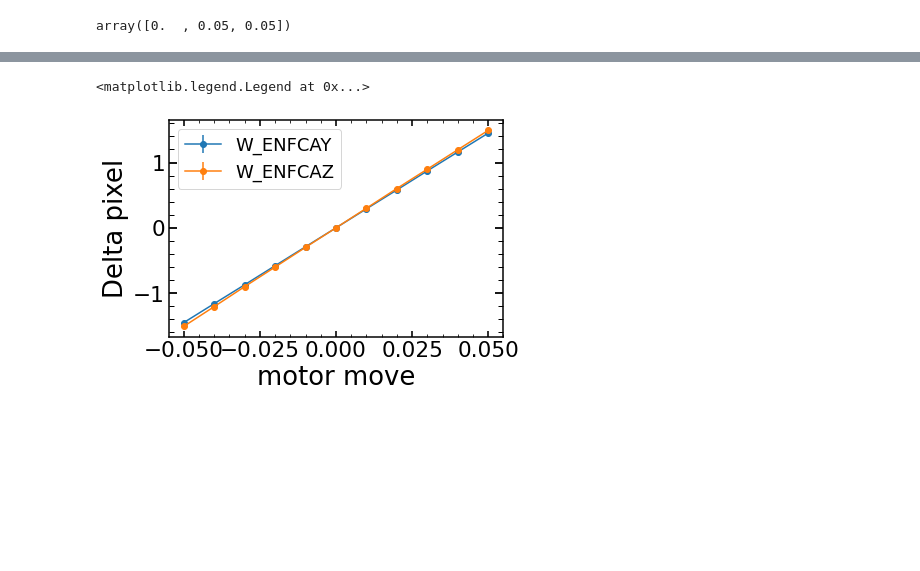
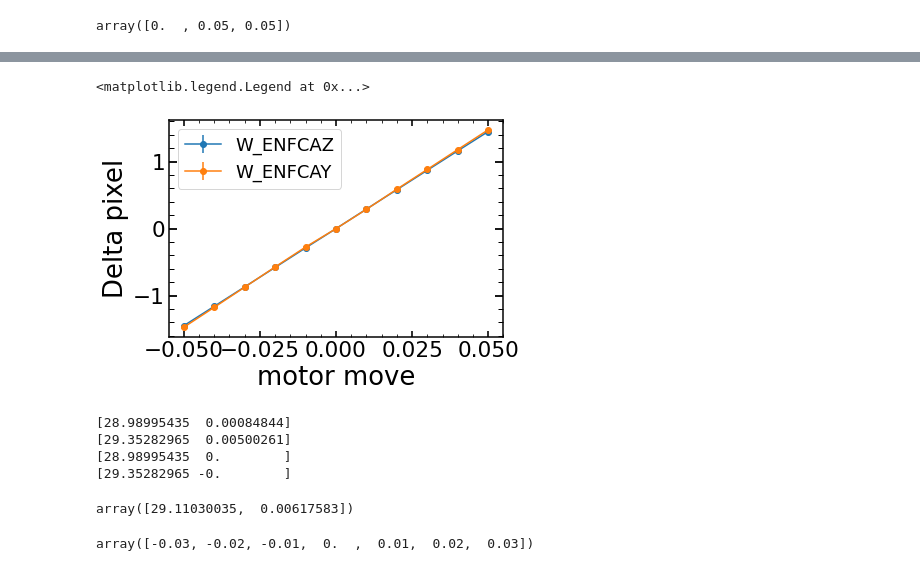
Before and after one commit to Subaru-PFS/dev_2ddrp, a Jupyter notebook: 2d_PSF_code/Zernike_Work_Sep_Oct_2020.ipynb, the cells around one changed output, grey strips where cells are left out. Cells and saved outputs as stored; diff of their text form; code cells hidden in the pictures; blank space fills up the shorter version.

Commit message:
Zernike_parameter_estimation v0.35a

```diff
--- a/2d_PSF_code/Zernike_Work_Sep_Oct_2020.ipynb
+++ b/2d_PSF_code/Zernike_Work_Sep_Oct_2020.ipynb
@@ -235,0 +525,6 @@ NameError: name 'list_of_finalinput_parameters' is not defined
+# %%
+index_of_single_image=4
+
+matplotlib.rcParams.update({'font.size': 14})
+single_analysis.create_basic_comparison_plot(custom_model_image=list_of_single_model_image[index_of_single_image],\
+                                             custom_sci_image=list_of_sci_images[index_of_single_image],custom_var_image=list_of_var_images[index_of_single_image])
@@ -235,0 +584,13 @@ NameError: name 'list_of_finalinput_parameters' is not defined
+# %%
+res_iapetus=list_of_single_model_image[index_of_single_image]
+sci_image=list_of_sci_images[index_of_single_image]
+var_image=list_of_var_images[index_of_single_image]
+
+size=20
+if size==20:
+    x_center=find_centroid_of_flux(res_iapetus)[0]
+else:
+    x_center=(size/2)
+
+left_limit=np.round(x_center-3.5)+0.5
+right_limit=np.round(x_center+3.5)-0.5
@@ -262,7 +675,7 @@ for i in range(24507,24879+1):
         print(i)
         print(x_y_z)
 
-        size=30
+        size=10
         list_of_centroids_same_image=[]
         for Ar_positions_index in [0,1,2]:
             Ar_positions_y=[Ar_positions_y_1,Ar_positions_y_2,Ar_positions_y_3][Ar_positions_index]
@@ -416,15 +847,21 @@ for i in range(len(x_mean_values)):
 # %%
 dif_y=[]
 for i in [-0.05,-0.04,-0.03,-0.02,-0.01,0,0.01,0.02,0.03,0.04,0.05]:
-    dif_y.append([i,np.mean(array_of_centroid_differences[(array_of_x_y_z[:,1]<i+0.001) & (array_of_x_y_z[:,1]>(i-0.001))][:,2]),\
-    -np.quantile(array_of_centroid_differences[(array_of_x_y_z[:,1]<i+0.001) & (array_of_x_y_z[:,1]>(i-0.001))][:,2],0.25)+\
-                 np.quantile(array_of_centroid_differences[(array_of_x_y_z[:,1]<i+0.001) & (array_of_x_y_z[:,1]>(i-0.001))][:,2],0.75)])
+
+    array_of_centroid_differences_i=array_of_centroid_differences[(array_of_x_y_z[:,1]<i+0.001) & (array_of_x_y_z[:,1]>(i-0.001))][:,2]
+
+    dif_y.append([i,np.mean(array_of_centroid_differences_i),\
+    0.74*(-np.quantile(array_of_centroid_differences_i,0.25)+\
+                 np.quantile(array_of_centroid_differences_i,0.75))/np.sqrt(len(array_of_centroid_differences_i)-1)])
 
 dif_x=[]
 for i in [-0.05,-0.04,-0.03,-0.02,-0.01,0,0.01,0.02,0.03,0.04,0.05]:
-    dif_x.append([i,np.mean(array_of_centroid_differences[(array_of_x_y_z[:,2]<i+0.001) & (array_of_x_y_z[:,2]>(i-0.001))][:,1]),\
-    -np.quantile(array_of_centroid_differences[(array_of_x_y_z[:,2]<i+0.001) & (array_of_x_y_z[:,2]>(i-0.001))][:,1],0.25)+
-                 np.quantile(array_of_centroid_differences[(array_of_x_y_z[:,2]<i+0.001) & (array_of_x_y_z[:,2]>(i-0.001))][:,1],0.75)])
+
+    array_of_centroid_differences_i=array_of_centroid_differences[(array_of_x_y_z[:,2]<i+0.001) & (array_of_x_y_z[:,2]>(i-0.001))][:,1]
+
+    dif_x.append([i,np.mean(array_of_centroid_differences_i),\
+    0.74*(-np.quantile(array_of_centroid_differences_i,0.25)+
+                 np.quantile(array_of_centroid_differences_i,0.75))/np.sqrt(len(array_of_centroid_differences_i)-1)])
 
 dif_x=np.array(dif_x)
 difx_mean=dif_x[dif_x[:,0]==0][0][1]
@@ -439,14 +876,14 @@ dif_y[:,1]=dif_y[:,1]-dif_y[dif_y[:,0]==0][0][1]
 difx_mean=dif_x[dif_x[:,0]==0][0][1]
 dify_mean=dif_y[dif_y[:,0]==0][0][1]
 # %%
-plt.errorbar(dif_x[:,0],dif_x[:,1],yerr=dif_x[:,2],marker='o',label='W_ENFCAY')
-plt.errorbar(dif_y[:,0],dif_y[:,1],yerr=dif_y[:,2],marker='o',label= 'W_ENFCAZ')
+plt.errorbar(dif_x[:,0],dif_x[:,1],yerr=dif_x[:,2],marker='o',label='W_ENFCAZ')
+plt.errorbar(dif_y[:,0],dif_y[:,1],yerr=dif_y[:,2],marker='o',label= 'W_ENFCAY')
 plt.xlabel('motor move')
 plt.ylabel('Delta pixel')
 plt.legend()
 # %% [output]
 <matplotlib.legend.Legend at 0x...>
-[figure, old version]
+[figure, new version]
 # %%
 y_mean_values=[]
 for i in range(len(x_unique_positions)):
@@ -455,6 +892,34 @@ for i in range(len(x_unique_positions)):
 x_mean_values=[]
 for i in range(len(y_unique_positions)):
     x_mean_values.append(np.mean(array_of_centroid_differences[np.array(range(len(array_of_x_y_z)))[array_of_x_y_z[:,2]==y_unique_positions[i]]][:,1]))
+# %%
+p1_x=np.polyfit(dif_x[:,0],dif_x[:,1],deg=1,w=dif_x[:,2]**1)
+p1_y=np.polyfit(dif_y[:,0],dif_y[:,1],deg=1,w=dif_y[:,2]**1)
+
+p1_x_grid=polyval([-0.05,-0.04,-0.03,-0.02,-0.01,0,0.01,0.02,0.03,0.04,0.05],np.flip(p1_x))
+p1_y_grid=polyval([-0.05,-0.04,-0.03,-0.02,-0.01,0,0.01,0.02,0.03,0.04,0.05],np.flip(p1_y))
+
+print(p1_x)
+print(p1_y)
+
+p1_x_to_0=np.polyfit(dif_x[:,0],dif_x[:,1]-p1_x[1],deg=1,w=dif_x[:,2]**1)
+p1_y_to_0=np.polyfit(dif_y[:,0],dif_y[:,1]-p1_y[1],deg=1,w=dif_y[:,2]**1)
+
+print(p1_x_to_0)
+print(p1_y_to_0)
+
+p1_y=np.polyfit(dif_y[:,0][2:9],dif_y[:,1][2:9],deg=1,w=dif_y[:,2][2:9]**1)
+p1_y
+# %% [output]
+[28.98995435  0.00084844]
+[29.35282965  0.00500261]
+[28.98995435  0.        ]
+[29.35282965 -0.        ]
+array([29.11030035,  0.00617583])
+# %%
+dif_y[:,0][2:9]
+# %% [output]
+array([-0.03, -0.02, -0.01,  0.  ,  0.01,  0.02,  0.03])
 # %%
 plt.figure(figsize=(30,12))
 
```
Also changed, not shown: parts of 112 cells of this notebook, 1 other file.
